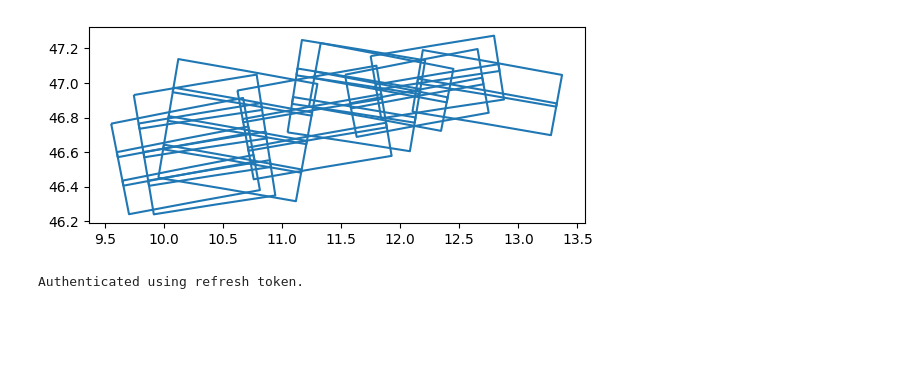
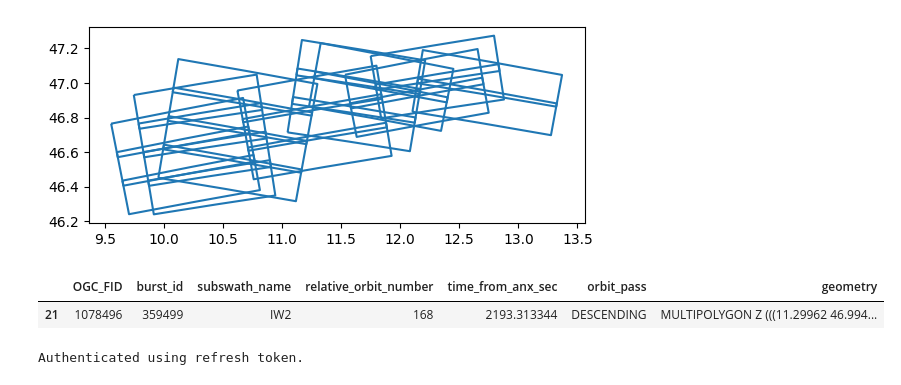
Before and after one commit to henriDierkes/RiskMonitoring_ProvinceBZ, a Jupyter notebook: A1.4_GlacierProducts/S1_coherence.ipynb, the cells around one changed output. Saved outputs shown, nothing was run; the diff lists cells and outputs as text; code cells hidden in the pictures; blank space fills up the shorter version.

```diff
--- a/A1.4_GlacierProducts/S1_coherence.ipynb
+++ b/A1.4_GlacierProducts/S1_coherence.ipynb
@@ -32,6 +34,13 @@ bursts.boundary.plot()
 # %% [output]
 <Axes: >
 [figure]
+# %%
+#bursts
+bursts = bursts.iloc[[21]]
+bursts
+# %% [output]
+|  | OGC_FID | burst_id | subswath_name | relative_orbit_number | time_from_anx_sec | orbit_pass | geometry |
+| 21 | 1078496 | 359499 | IW2 | 168 | 2193.313344 | DESCENDING | MULTIPOLYGON Z (((11.29962 46.994... |
 # %%
 url = "https://openeo.dataspace.copernicus.eu"
 connection = openeo.connect(url).authenticate_oidc()
```
Also changed, not shown: parts of 11 cells of this notebook, 16 other files.
